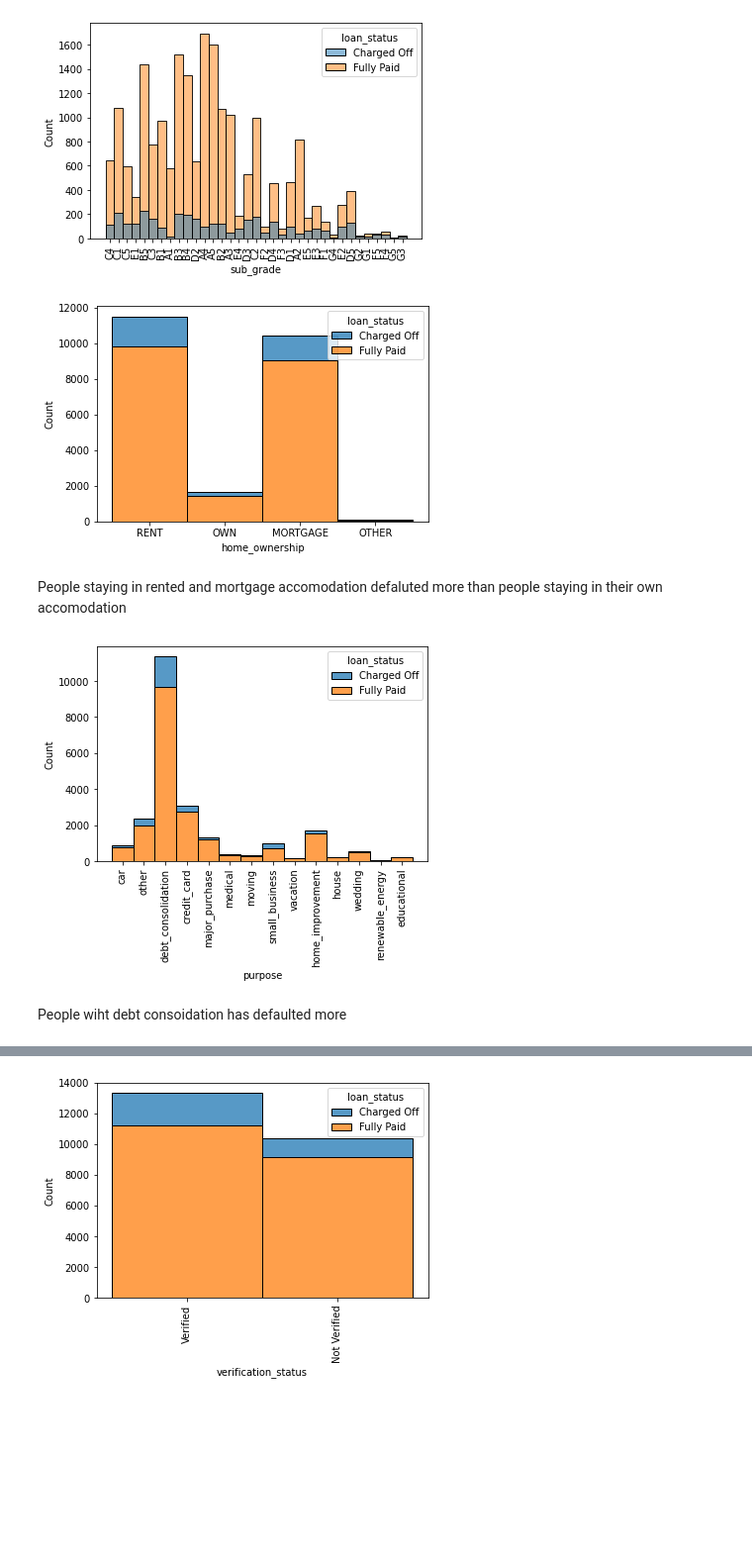
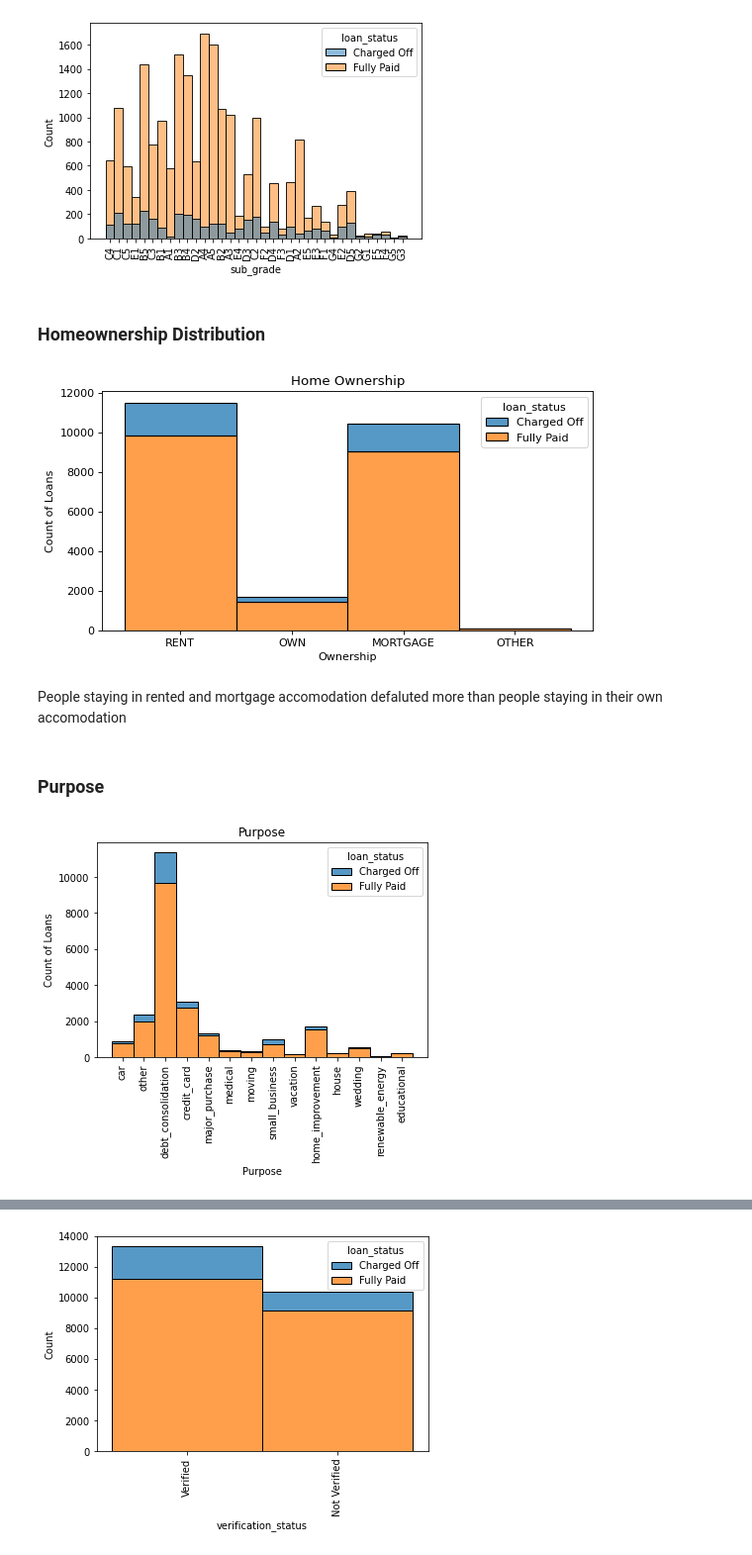
Before and after one commit to hargurjeet/Lending-Club-CaseStudy, a Jupyter notebook: Lending_Club_Case_Study.ipynb, the cells around one changed output, grey strips where cells are left out. Shown at 99% size. Drawn from its saved outputs; the diff is of its cells as text; code cells hidden in the pictures; blank space fills up the shorter version.

```diff
--- a/Lending_Club_Case_Study.ipynb
+++ b/Lending_Club_Case_Study.ipynb
@@ -302,6 +289,9 @@ relevant_cols=['loan_amnt', 'funded_amnt', 'funded_amnt_inv','term', 'int_rate',
 
 df4 = df3[relevant_cols]
 
+## Removing the records having loan status as 'Current'
+df4 = df4[~(df4.loan_status=='Current')]
+
 df4.head()
 # %% [output]
 |  | loan_amnt | funded_amnt | funded_amnt_inv | term | int_rate | installment | grade | emp_length | ... |
@@ -438,3 +385,0 @@ Loan status current does not hold significant value for approver to make the loa
-# %%
-df4 = df4[~(df.loan_status=='Current')]
-df4.loan_status.value_counts(normalize=True)
@@ -470,18 +422,29 @@ plt.xticks(rotation=90)
 plt.show()
 # %% [output]
 [figure]
+# %% [markdown]
+### Homeownership Distribution
 # %%
+from matplotlib.pyplot import figure
+
+figure(figsize=(8, 4), dpi=80)
 sns.histplot(x=df4.home_ownership, hue=df4.loan_status, multiple="stack")
+plt.title('Home Ownership')
+plt.ylabel('Count of Loans')
+plt.xlabel('Ownership')
 plt.show()
 # %% [output]
-[figure, old version]
+[figure, new version]
 # %% [markdown]
 People staying in rented and mortgage accomodation defaluted more than people staying in their own accomodation
+# %% [markdown]
+### Purpose
 # %%
 sns.histplot(x=df4.purpose, hue=df4.loan_status, multiple="stack")
 plt.xticks(rotation=90)
+plt.title('Purpose')
+plt.ylabel('Count of Loans')
+plt.xlabel('Purpose')
 plt.show()
 # %% [output]
-[figure, old version]
+[figure, new version]
-# %% [markdown]
-People wiht debt consoidation has defaulted more
```
Also changed, not shown: parts of 31 cells of this notebook.
